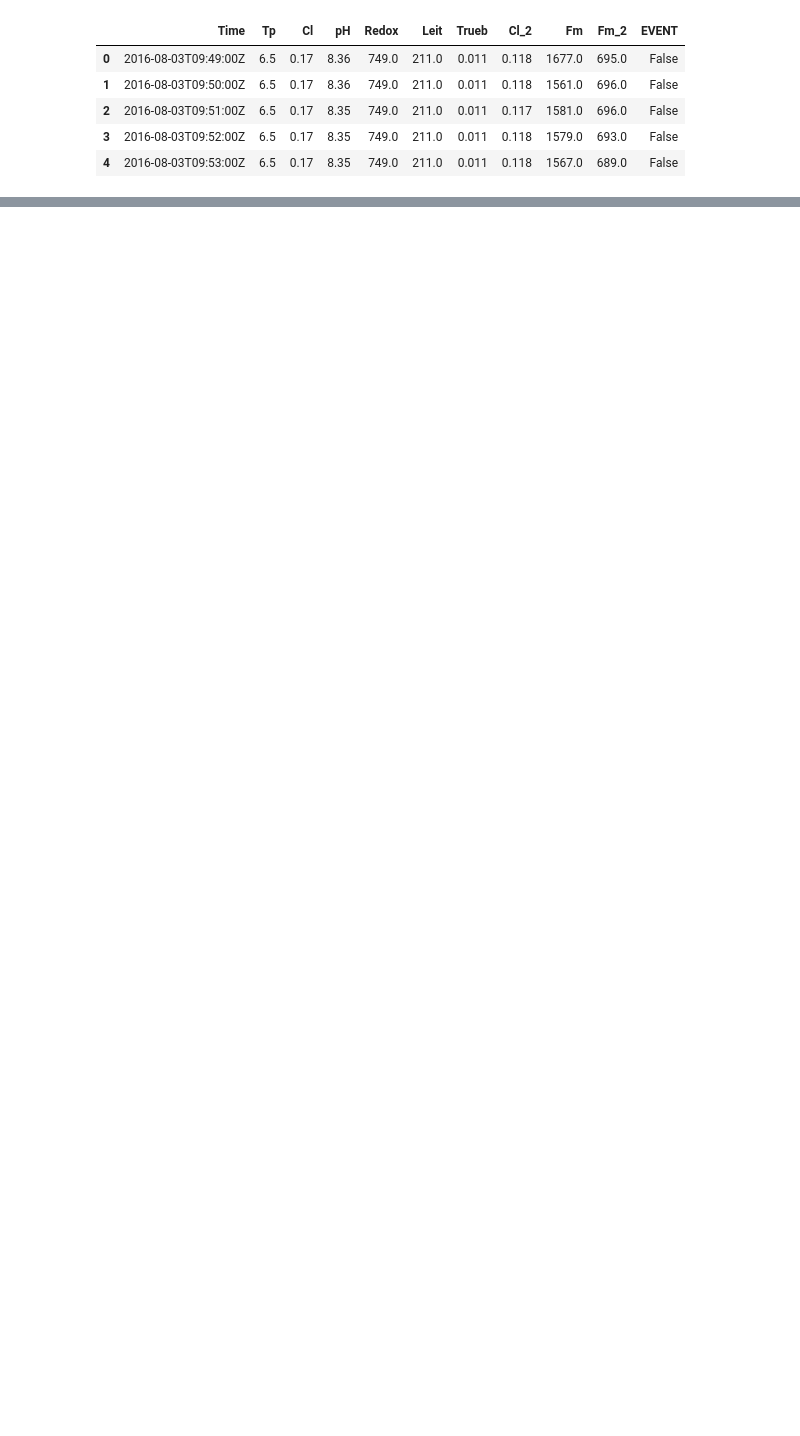
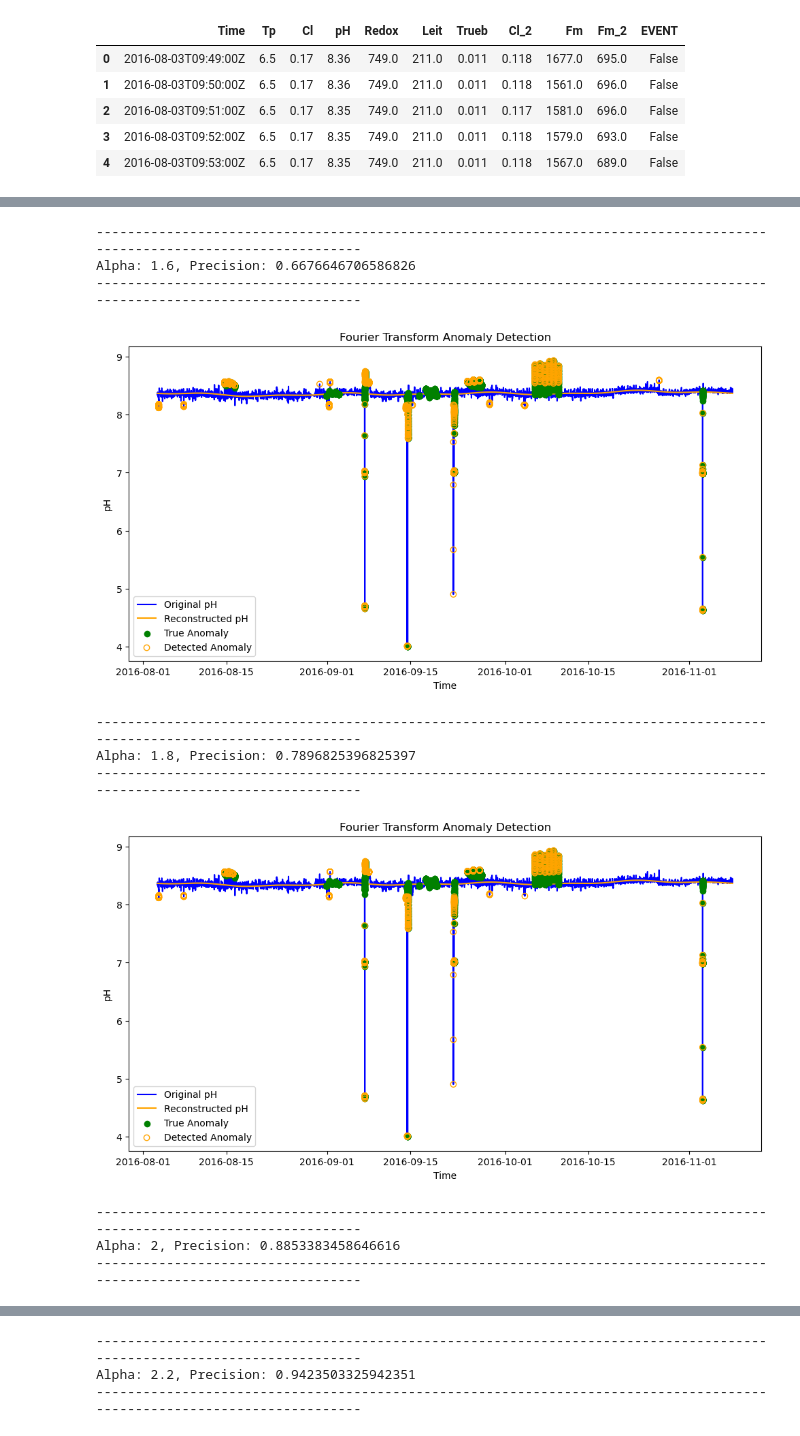
Before and after one commit to tanle8/tsa-gecco-challenge, a Jupyter notebook: notebooks/fourier_transform.ipynb, the cells around one changed output, grey strips where cells are left out. Drawn from its saved outputs; the diff is of its cells as text; code cells hidden in the pictures; blank space fills up the shorter version.

```diff
--- a/notebooks/fourier_transform.ipynb
+++ b/notebooks/fourier_transform.ipynb
@@ -134,0 +151,29 @@ print(precision, recall, f1)
+# %%
+results = []
+k=10
+alphas = [1.6, 1.8, 2, 2.2, 2.4]
+
+for value in alphas:
+    ph_values, filtered_fft = fourier_transform(processed_df, 'pH', k_sample=k)
+    reconstructed_signal, anomalies, data = fourier_prediction(processed_df, x_values=ph_values, filtered_fft=filtered_fft, alpha=value)
+    precision, recall, f1 = fourier_evaluation(data, 'EVENT', 'FFT_Anomaly')
+    results.append((value, precision, recall, f1))
+    print("----"*30)
+    print(f"Alpha: {value}, Precision: {precision}")
+    print("----"*30)
+    plot_fft_anomalies(data, original_signal=ph_values, reconstructed_signal=reconstructed_signal, anomalies=anomalies)
+
+results_df = pd.DataFrame(results, columns=['alpha_value', 'Precision', 'Recall', 'F1_Score'])
+print(results_df)
+# %% [output]
+------------------------------------------------------------------------------------------------------------------------
+Alpha: 1.6, Precision: 0.6676646706586826
+------------------------------------------------------------------------------------------------------------------------
+[figure, added]
+------------------------------------------------------------------------------------------------------------------------
+Alpha: 1.8, Precision: 0.7896825396825397
+------------------------------------------------------------------------------------------------------------------------
+[figure, added]
+------------------------------------------------------------------------------------------------------------------------
+Alpha: 2, Precision: 0.8853383458646616
+------------------------------------------------------------------------------------------------------------------------
@@ -134,0 +181,3 @@ print(precision, recall, f1)
+------------------------------------------------------------------------------------------------------------------------
+Alpha: 2.2, Precision: 0.9423503325942351
+------------------------------------------------------------------------------------------------------------------------
```
Also changed, not shown: parts of 36 cells of this notebook.
